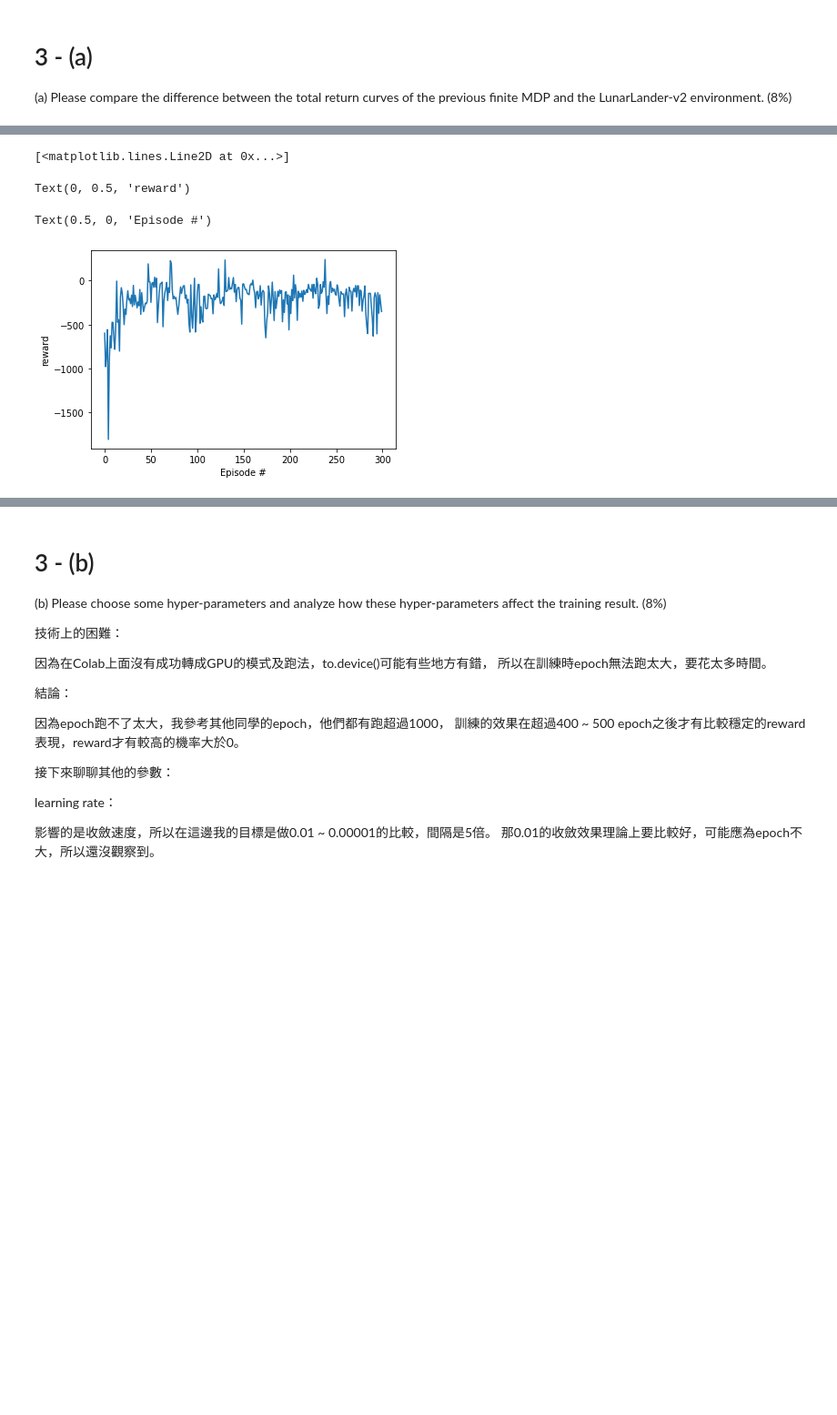
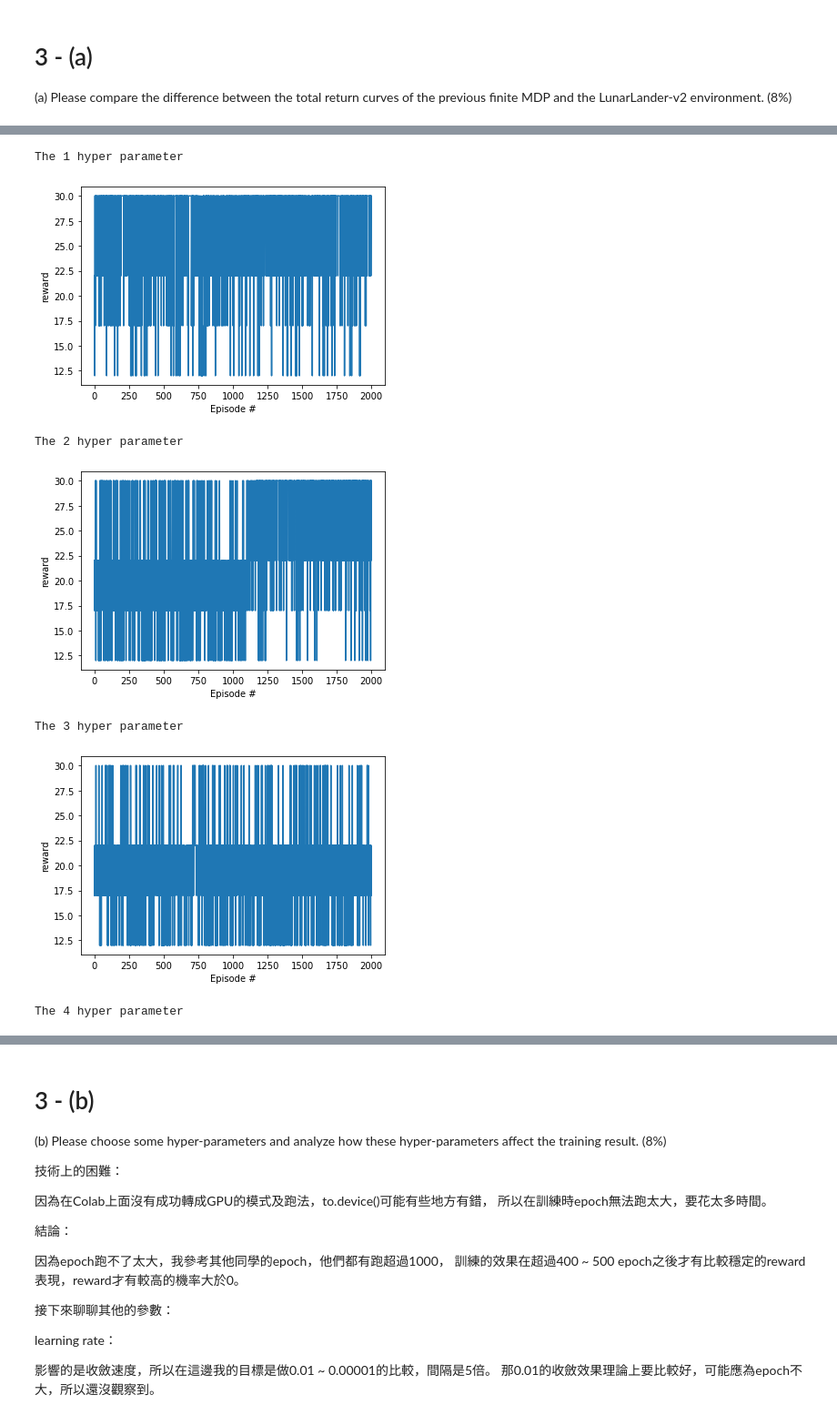
Before and after one commit to oh-hi-yo/2021_Deep_learning_HW3, a Jupyter notebook: hw3_2_2_309706029.ipynb, the cells around one changed output, grey strips where cells are left out. Shown at 91% size. Saved outputs shown, nothing was run; the diff lists cells and outputs as text; code cells hidden in the pictures; blank space fills up the shorter version.

Commit message:
finish 10 hyper parameter

```diff
--- a/hw3_2_2_309706029.ipynb
+++ b/hw3_2_2_309706029.ipynb
@@ -694,3 +666,30 @@ print(S_Q_table_finite_MDP)
  [ 8.      8.      2.    ]
  [ 0.      0.      0.    ]
  [ 0.      0.      0.    ]]
+# %%
+# train DQN
+# Environment parameters
+n_actions = 2
+n_states = 8
+
+hyper_parameter_list ={
+    "n_hidden" : [50,50, 50, 50],
+    "batch_size" : [32, 32, 32, 32],
+    "lr":[0.01, 0.001, 0.0001, 0.0001],
+    "epsilon":[0.1, 0.1, 0.1, 0.1],
+    "gamma":[0.9, 0.9, 0.9, 0.9],
+    "target_replace_iter":[100, 100, 100, 100],
+    "memory_capacity" : [2000, 2000, 2000, 2000],
+    "n_episodes" :[2000, 2000, 2000, 5000],
+}
+
+all_reward_process_Finite_MDP = []
+
+for i in range(len(hyper_parameter_list["n_hidden"])):
+    q_table = np.zeros((8, 2))
+    reward_process_Finite_MDP = train_finite_MDP(n_states, n_actions, hyper_parameter_list["n_hidden"][i],
+                                                  hyper_parameter_list["batch_size"][i], hyper_parameter_list["lr"][i],
+                                                  hyper_parameter_list["epsilon"][i], hyper_parameter_list["gamma"][i],
+                                                  hyper_parameter_list["target_replace_iter"][i], hyper_parameter_list["memory_capacity"][i],
+                                                  hyper_parameter_list["n_episodes"][i])
+    all_reward_process_Finite_MDP.append(reward_process_Finite_MDP)
@@ -965,3 +882,11 @@ Episode 300 finished after 106 timesteps, total rewards -141.99482356690663
+# %%
+def plot_training_reward(training_reward):
+    fig = plt.figure()
+    ax = fig.add_subplot(111)
+    plt.plot(np.arange(len(training_reward)), training_reward)
+    plt.ylabel('reward')
+    plt.xlabel('Episode #')
+    plt.show()
 # %% [markdown]
 # 3 - (a)
 
@@ -992,23 +894,14 @@ Text(0.5, 0, 'Episode #')
-# %%
-# Hyper parameters 1
-# n_hidden = 50
-# batch_size = 32
-# lr = 0.01                 # learning rate
-# epsilon = 0.1             # epsilon-greedy, factor to explore randomly
-# gamma = 0.9               # reward discount factor
-# target_replace_iter = 100 # target network update frequency
-# memory_capacity = 2000
-# n_episodes = 300 # epoch
-
-# plot the scores
-fig = plt.figure()
-ax = fig.add_subplot(111)
-plt.plot(np.arange(len(reward_process_LunarLander)), reward_process_LunarLander)
-plt.ylabel('reward')
-plt.xlabel('Episode #')
-plt.show()
-# %% [output]
-[<matplotlib.lines.Line2D at 0x...>]
-Text(0, 0.5, 'reward')
-Text(0.5, 0, 'Episode #')
-[figure, removed]
+# %%
+# plot the scores
+for i in range(len(all_reward_process_Finite_MDP)):
+    print("The {} hyper parameter".format(i + 1))
+    reward_process_Finite_MDP = all_reward_process_Finite_MDP[i]
+    plot_training_reward(reward_process_Finite_MDP)
+# %% [output]
+The 1 hyper parameter
+[figure, added]
+The 2 hyper parameter
+[figure, added]
+The 3 hyper parameter
+[figure, added]
+The 4 hyper parameter
```
Also changed, not shown: parts of 21 cells of this notebook.
